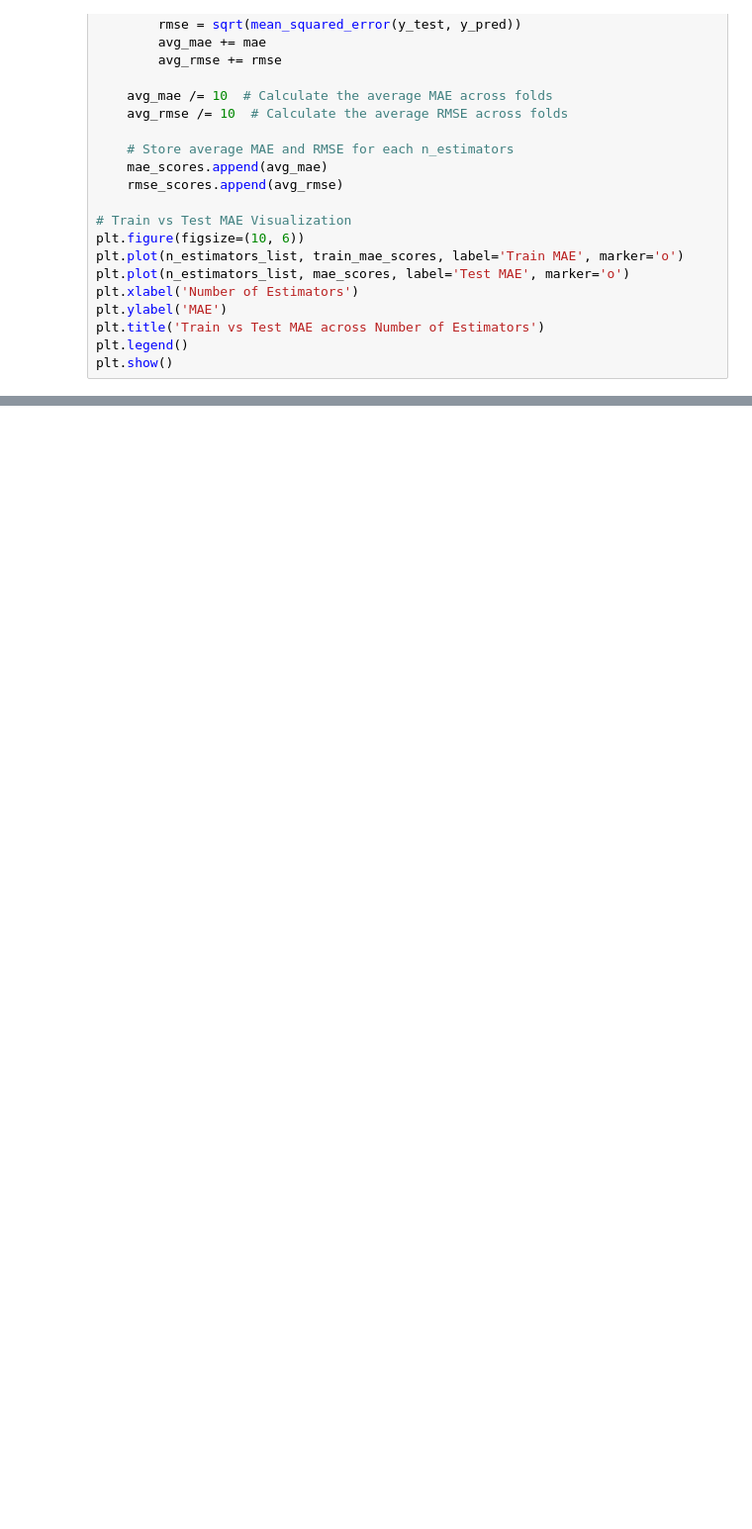
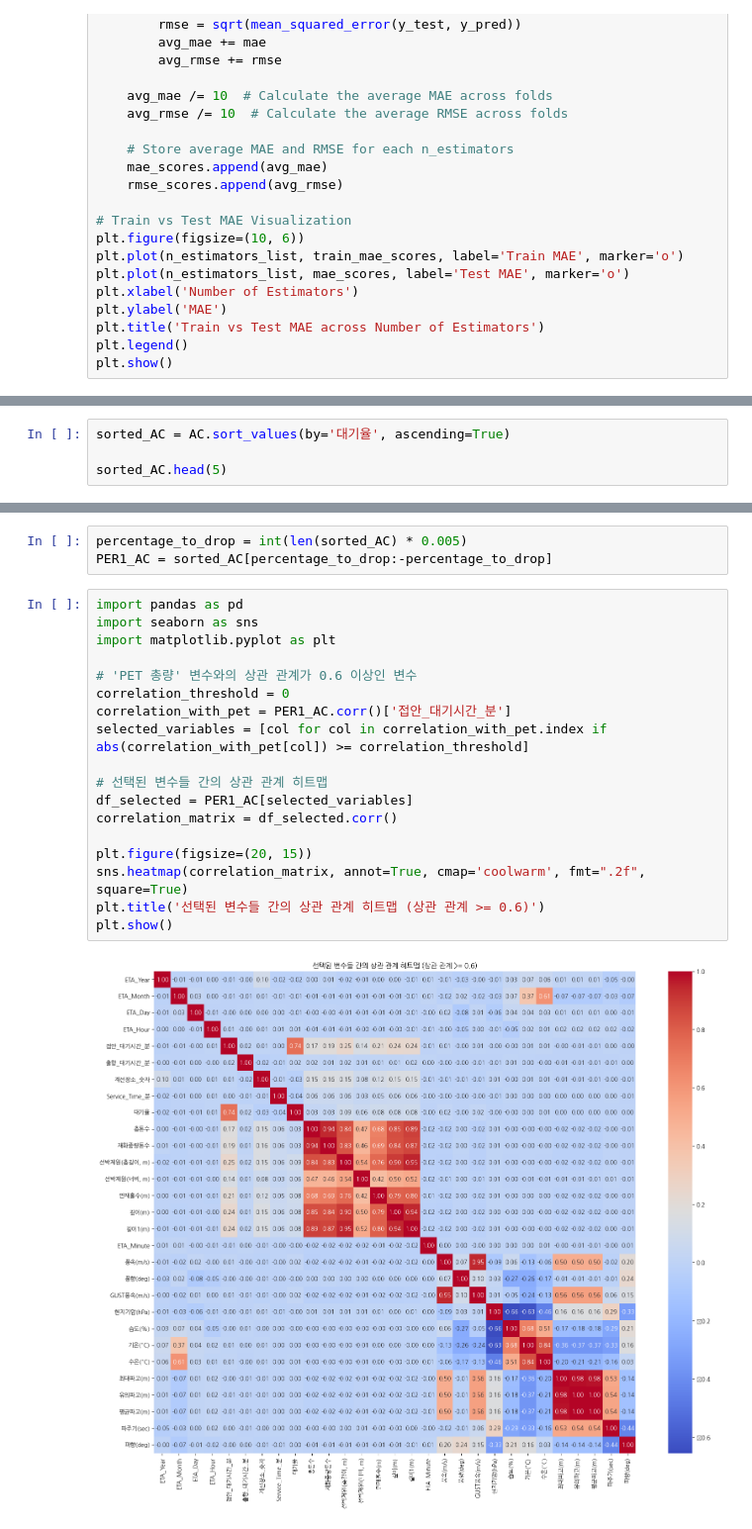
Before and after one commit to GyudongHan/Project_1, a Jupyter notebook: 프로젝트 3/Modeling.ipynb, the cells around one changed output, grey strips where cells are left out. Shown at 99% size. Cells and saved outputs as stored; diff of their text form; blank space fills up the shorter version.

```diff
--- a/프로젝트 3/Modeling.ipynb
+++ b/프로젝트 3/Modeling.ipynb
@@ -460,0 +551,4 @@ plt.show()
+# %%
+sorted_AC = AC.sort_values(by='대기율', ascending=True)
+
+sorted_AC.head(5)
@@ -460,0 +562,23 @@ plt.show()
+# %%
+percentage_to_drop = int(len(sorted_AC) * 0.005)
+PER1_AC = sorted_AC[percentage_to_drop:-percentage_to_drop]
+# %%
+import pandas as pd
+import seaborn as sns
+import matplotlib.pyplot as plt
+
+# 'PET 총량' 변수와의 상관 관계가 0.6 이상인 변수
+correlation_threshold = 0
+correlation_with_pet = PER1_AC.corr()['접안_대기시간_분']
+selected_variables = [col for col in correlation_with_pet.index if abs(correlation_with_pet[col]) >= correlation_threshold]
+
+# 선택된 변수들 간의 상관 관계 히트맵
+df_selected = PER1_AC[selected_variables]
+correlation_matrix = df_selected.corr()
+
+plt.figure(figsize=(20, 15))
+sns.heatmap(correlation_matrix, annot=True, cmap='coolwarm', fmt=".2f", square=True)
+plt.title('선택된 변수들 간의 상관 관계 히트맵 (상관 관계 >= 0.6)')
+plt.show()
+# %% [output]
+[figure, added]
```
Also changed, not shown: parts of 16 cells of this notebook, 1 other file.
